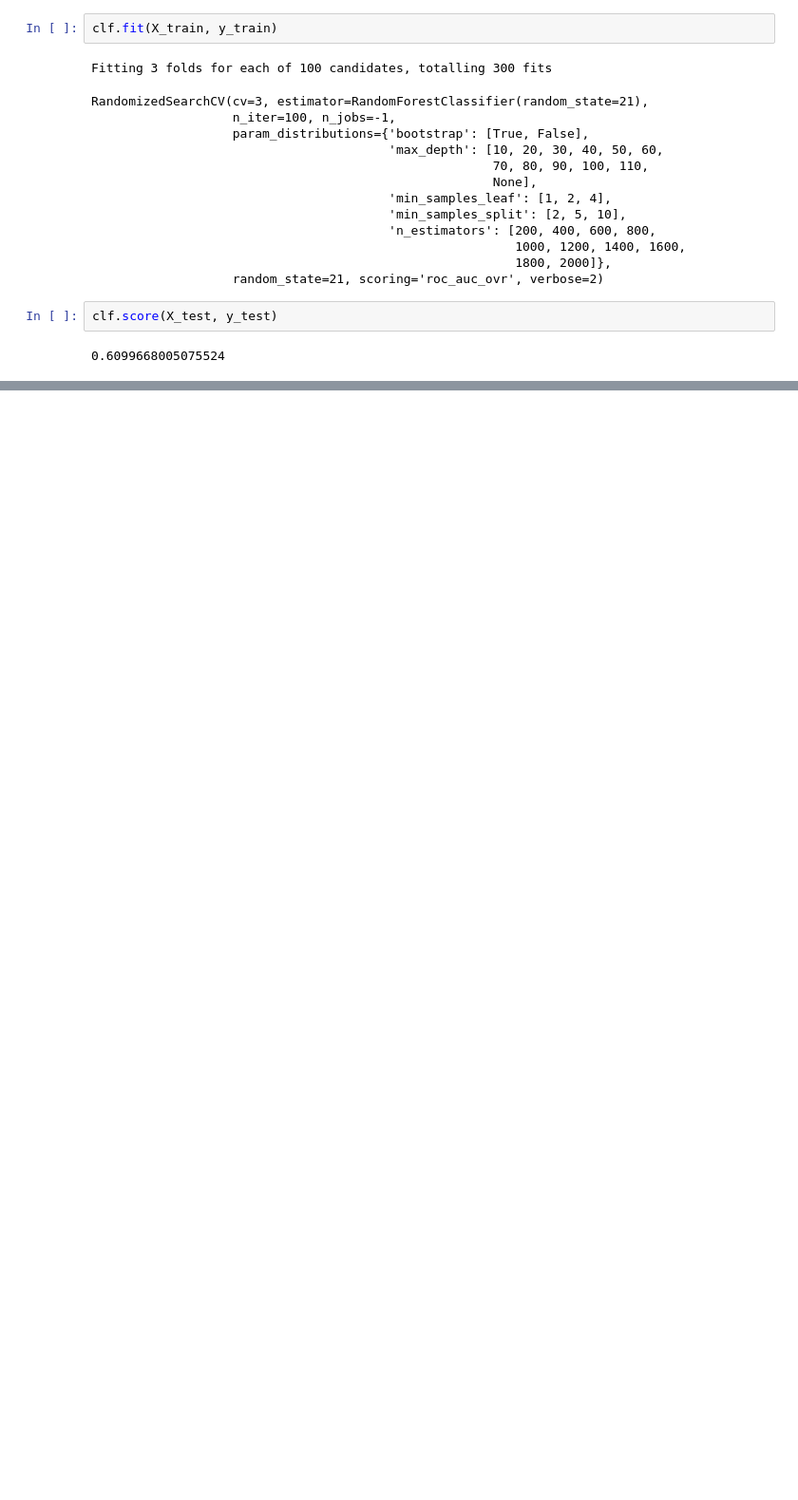
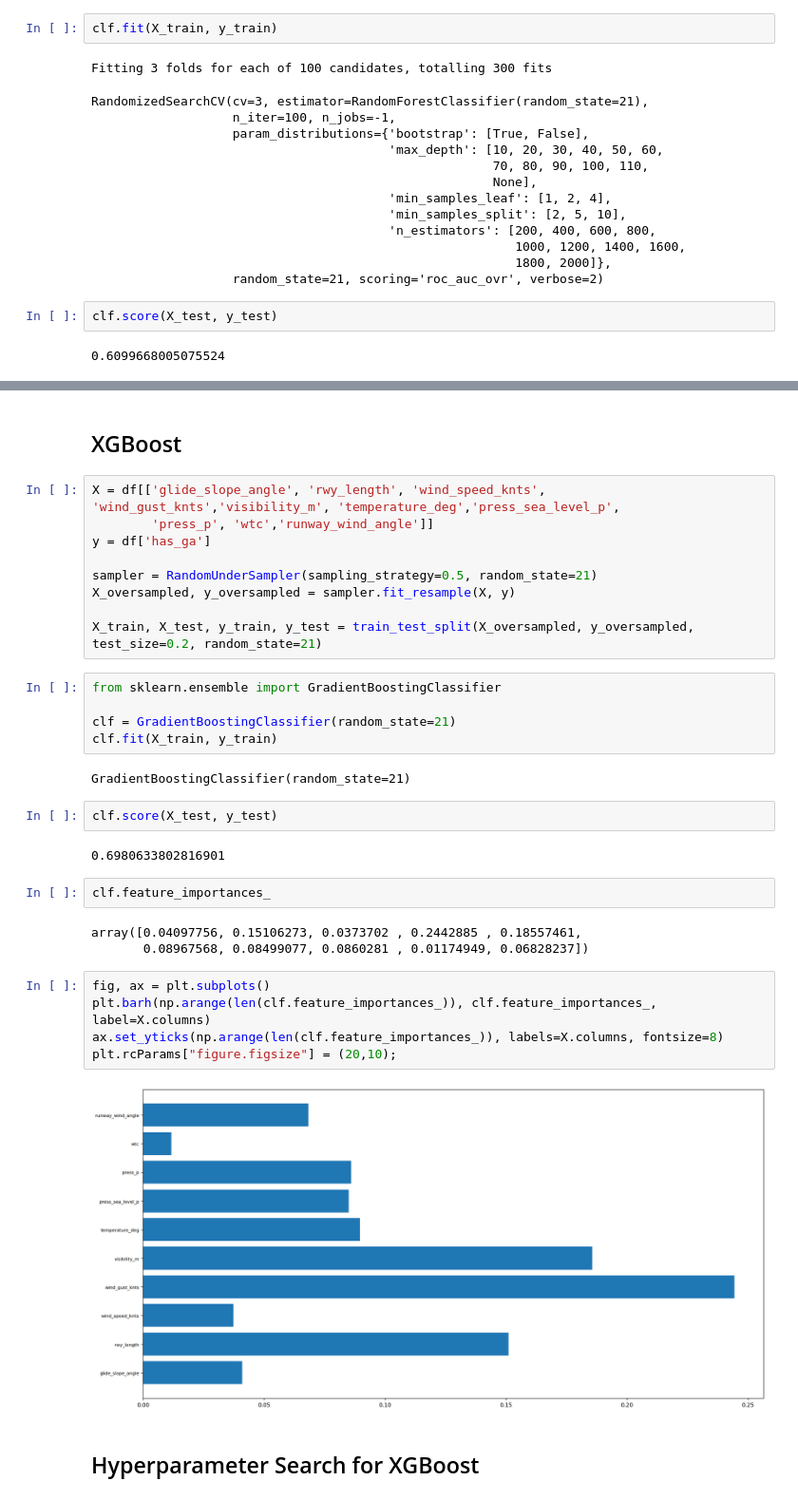
Before and after one commit to samuelBobick/go-arounds, a Jupyter notebook: go-arounds.ipynb, the cells around one changed output, grey strips where cells are left out. Shown: that part at 95% size. Saved outputs shown, nothing was run; the diff lists cells and outputs as text; blank space fills up the shorter version.

Commit message:
added xgboost and hyperparameter search

```diff
--- a/go-arounds.ipynb
+++ b/go-arounds.ipynb
@@ -274,0 +263,36 @@ roc_auc_score(y_test, y_pred)
+# %% [markdown]
+## XGBoost
+# %%
+X = df[['glide_slope_angle', 'rwy_length', 'wind_speed_knts', 'wind_gust_knts','visibility_m', 'temperature_deg','press_sea_level_p',
+        'press_p', 'wtc','runway_wind_angle']]
+y = df['has_ga']
+
+sampler = RandomUnderSampler(sampling_strategy=0.5, random_state=21)
+X_oversampled, y_oversampled = sampler.fit_resample(X, y)
+
+X_train, X_test, y_train, y_test = train_test_split(X_oversampled, y_oversampled, test_size=0.2, random_state=21)
+# %%
+from sklearn.ensemble import GradientBoostingClassifier
+
+clf = GradientBoostingClassifier(random_state=21)
+clf.fit(X_train, y_train)
+# %% [output]
+GradientBoostingClassifier(random_state=21)
+# %%
+clf.score(X_test, y_test)
+# %% [output]
+0.6980633802816901
+# %%
+clf.feature_importances_
+# %% [output]
+array([0.04097756, 0.15106273, 0.0373702 , 0.2442885 , 0.18557461,
+       0.08967568, 0.08499077, 0.0860281 , 0.01174949, 0.06828237])
+# %%
+fig, ax = plt.subplots()
+plt.barh(np.arange(len(clf.feature_importances_)), clf.feature_importances_, label=X.columns)
+ax.set_yticks(np.arange(len(clf.feature_importances_)), labels=X.columns, fontsize=8)
+plt.rcParams["figure.figsize"] = (20,10);
+# %% [output]
+[figure, added]
+# %% [markdown]
+## Hyperparameter Search for XGBoost
```
Also changed, not shown: parts of 10 cells of this notebook.
